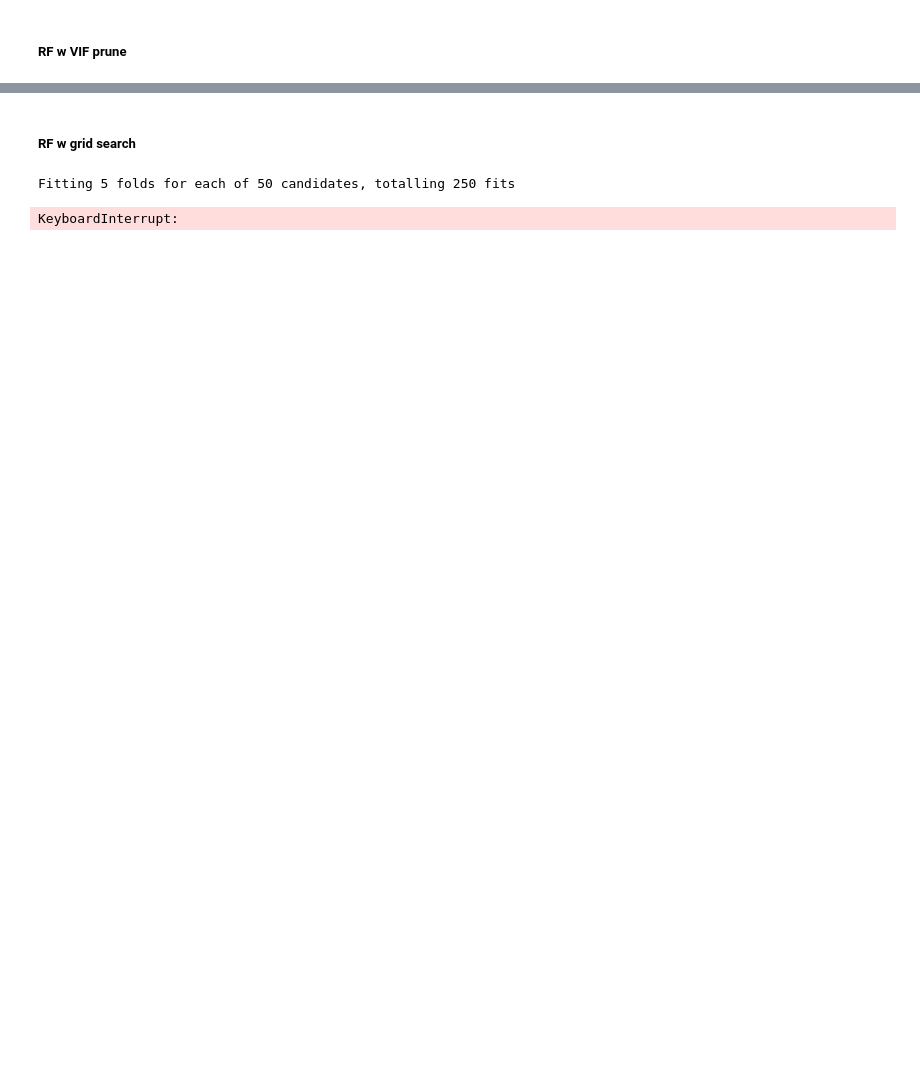
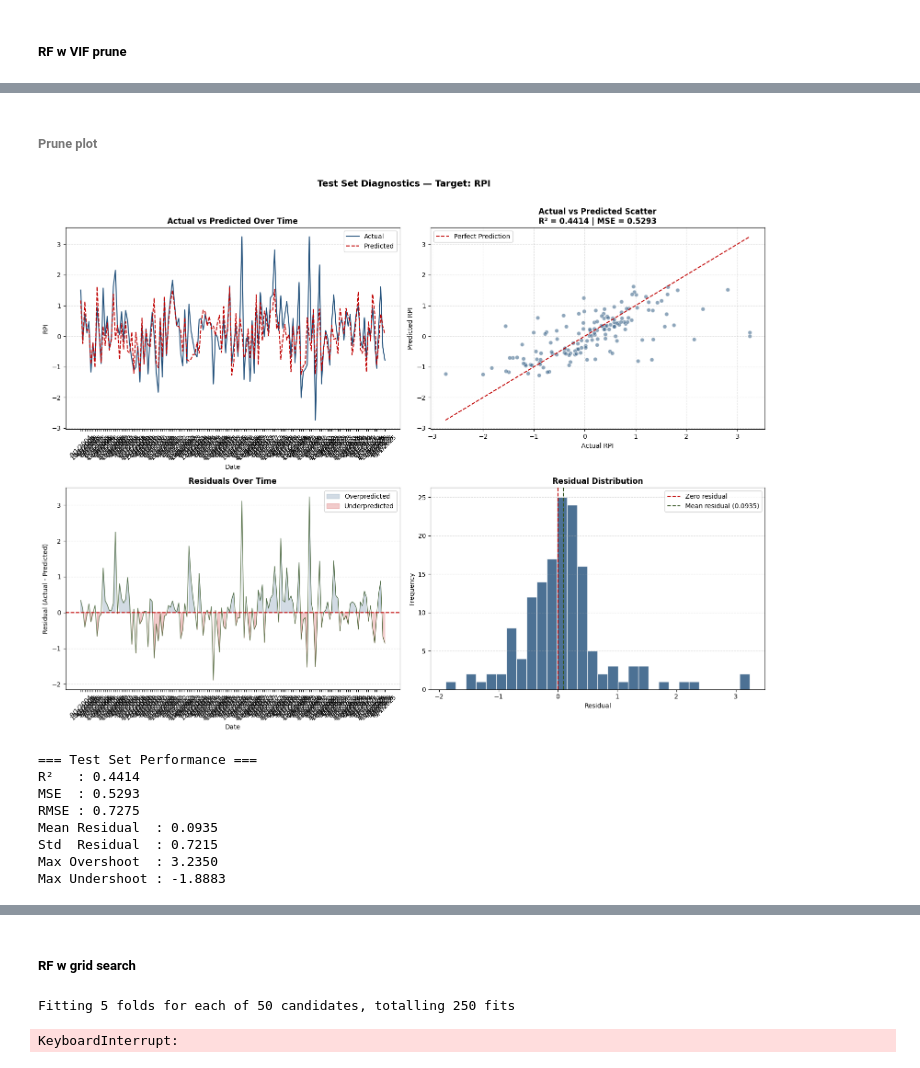
Before and after one commit to andre-bu-gitdev/O2_AI_for_Leaders_dx699, a Jupyter notebook: Milestone_4/M4 Functions.ipynb, the cells around one changed output, grey strips where cells are left out. Saved outputs shown, nothing was run; the diff lists cells and outputs as text; code cells hidden in the pictures; blank space fills up the shorter version.

```diff
--- a/Milestone_4/M4 Functions.ipynb
+++ b/Milestone_4/M4 Functions.ipynb
@@ -2691,7 +2873,7 @@ X
 # %%
 random_state = 42
 
-X_train, X_test, y_train, y_test = train_test_split(X, y, test_size=0.2, random_state=random_state)
+X_train, X_test, y_train, y_test = train_test_split(X, y, test_size=0.3, random_state=random_state)
 # %%
 print(f"NaNs in X_train: {X_train.isna().sum().sum()}")
 print(f"NaNs in y_train: {y_train.isna().sum()}")
@@ -2986,3 +3320,29 @@ W875RX1                0.0193        15              0.0109       20 1.5546
+# %% [markdown]
+###### Prune plot
+# %%
+# --- Test set dates aligned to X_test_pruned ---
+test_dates = drop_nulls_df["sasdate"].iloc[
+    -len(y_test):
+].reset_index(drop=True)
+
+# --- Plot test results ---
+plot_test_results(
+    model      = results_pruned["fitted_model"],
+    X_test     = X_test_pruned,
+    y_test     = y_test,
+    target_var = target_var,
+    date_col   = test_dates
+)
+# %% [output]
+[figure, added]
+=== Test Set Performance ===
+R²   : 0.4414
+MSE  : 0.5293
+RMSE : 0.7275
+Mean Residual  : 0.0935
+Std  Residual  : 0.7215
+Max Overshoot  : 3.2350
+Max Undershoot : -1.8883
 # %%
 macro_fred_df.isnull().sum()
 # %% [output]
```
Also changed, not shown: parts of 23 cells of this notebook, 2 other files.
